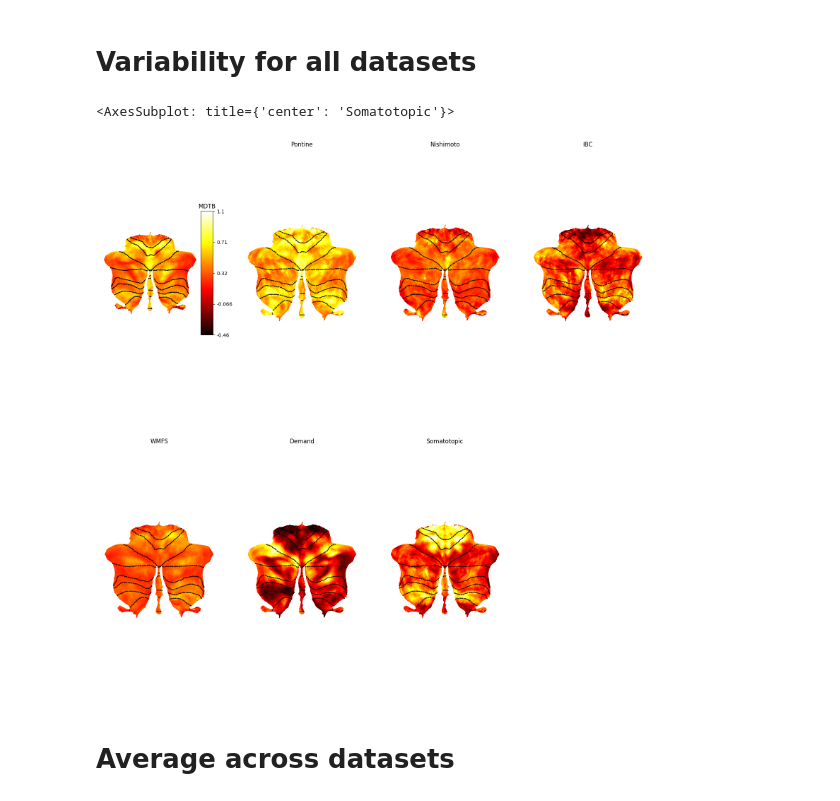
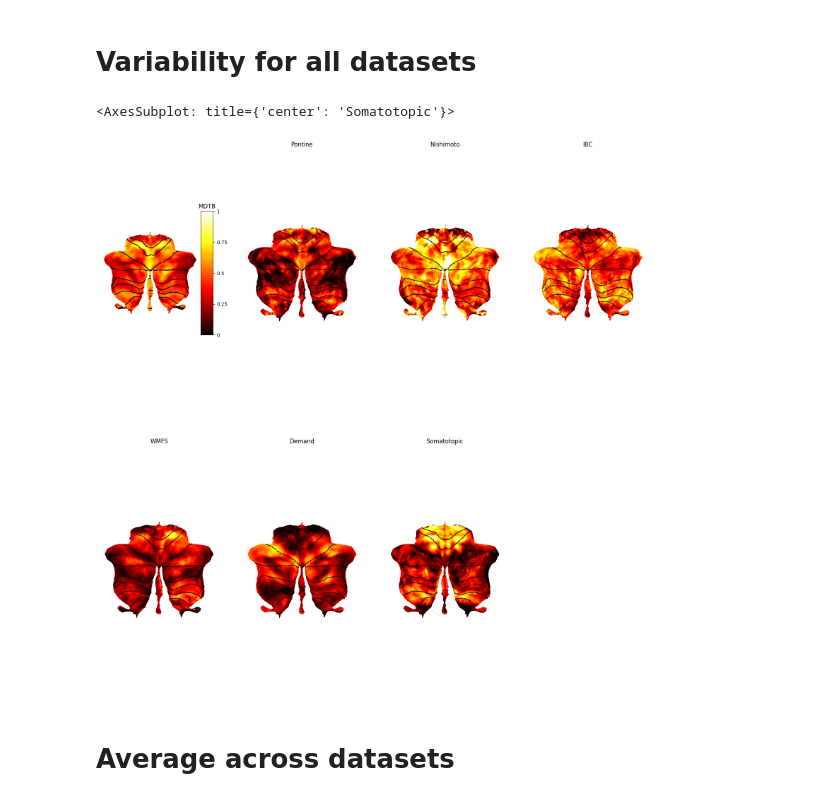
Before and after one commit to DiedrichsenLab/ProbabilisticParcellation, a Jupyter notebook: notebooks/atlas_paper/individual_variability.ipynb, the cells around one changed output. Cells and saved outputs as stored; diff of their text form; code cells hidden in the pictures.

```diff
--- a/notebooks/atlas_paper/individual_variability.ipynb
+++ b/notebooks/atlas_paper/individual_variability.ipynb
@@ -99,14 +99,15 @@ plt.savefig(f"{figure_path}/individual_variability/{filename}.png", dpi=300, bbo
 # %%
 plt.figure(figsize=(20, 20))
 ut.plot_multi_flat(Corr_norm, 'MNISymC2',
                    grid=(2, 4),
                    dtype='func',
                    colorbar=True,
                    cmap='hot',
+                   cscale=cscale,
                    titles=T.name[:-1].values)
 # %% [output]
 <AxesSubplot: title={'center': 'Somatotopic'}>
-[figure, old version]
+[figure, new version]
 # %% [markdown]
 # Average across datasets
 # %%
```
Also changed, not shown: parts of 6 cells of this notebook.
